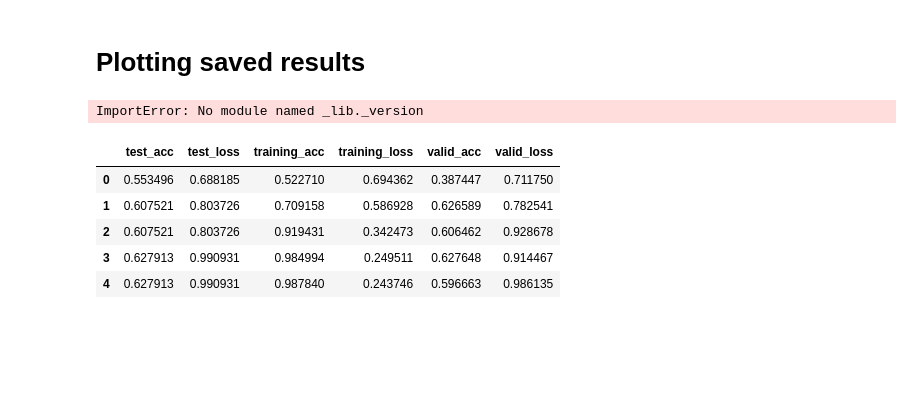
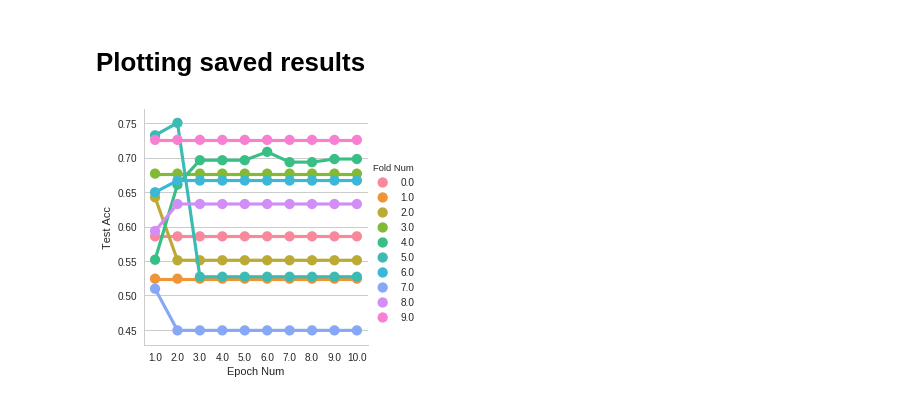
Before and after one commit to radical-collaboration/3D_fMRI_CNN, a Jupyter notebook: test.ipynb, the cells around one changed output. Saved outputs shown, nothing was run; the diff lists cells and outputs as text; code cells hidden in the pictures; blank space fills up the shorter version.

```diff
--- a/test.ipynb
+++ b/test.ipynb
@@ -184,12 +149,2 @@ KeyboardInterrupt:
 # %% [markdown]
 # Plotting saved results
-# %%
-import cPickle
-import numpy as np
-from scipy.io import loadmat
-
-data = cPickle.load(open('/braintree/home/bashivan/dropbox/Codes/3D_fMRI_CNN_copy/results/conv_2_1/cnn_lstm_results_adam_0.001_LSO_fold1.mat'))
-
-data.keys()
-# %% [output]
-ImportError: No module named _lib._version
@@ -201,9 +150,0 @@ results = cPickle.load(open('/braintree/home/bashivan/dropbox/Codes/3D_fMRI_CNN/
-# %%
-results
-# %% [output]
-|  | test_acc | test_loss | training_acc | training_loss | valid_acc | valid_loss |
-| 0 | 0.553496 | 0.688185 | 0.522710 | 0.694362 | 0.387447 | 0.711750 |
-| 1 | 0.607521 | 0.803726 | 0.709158 | 0.586928 | 0.626589 | 0.782541 |
-| 2 | 0.607521 | 0.803726 | 0.919431 | 0.342473 | 0.606462 | 0.928678 |
-| 3 | 0.627913 | 0.990931 | 0.984994 | 0.249511 | 0.627648 | 0.914467 |
-| 4 | 0.627913 | 0.990931 | 0.987840 | 0.243746 | 0.596663 | 0.986135 |
@@ -209,0 +154,11 @@ results
+# %%
+import seaborn as sns
+import matplotlib.pyplot as plt
+%matplotlib inline
+
+sns.set_style('whitegrid')
+
+sns.factorplot(x='Epoch Num', y='Test Acc', hue='Fold Num', data=fold_results.aggregate)
+plt.show()
+# %% [output]
+[figure, added]
```
Also changed, not shown: parts of 4 cells of this notebook, 2 other files.
